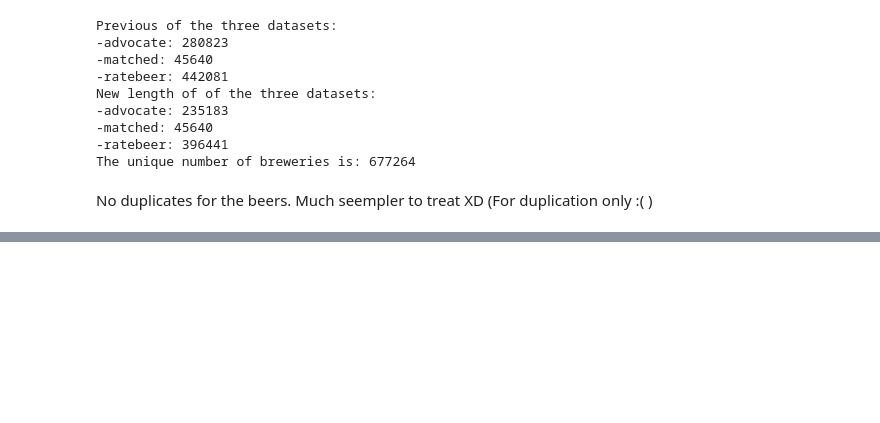
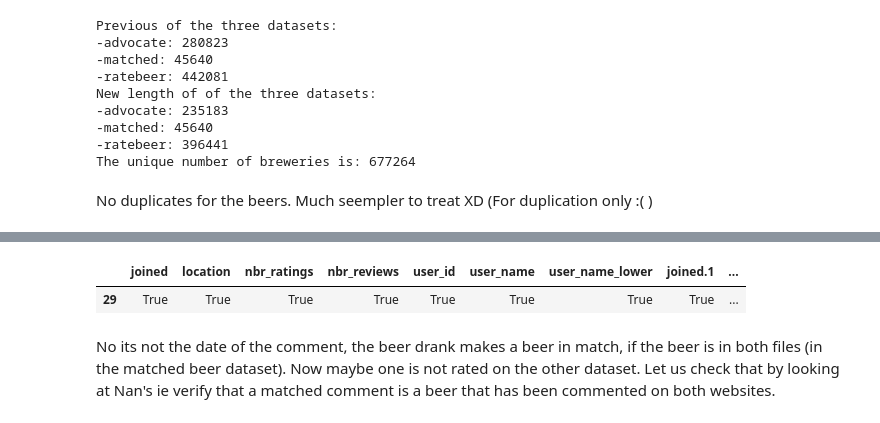
Before and after one commit to epfl-ada/ada-2024-project-abracadabra, a Jupyter notebook: data/data_understanding.ipynb, the cells around one changed output, grey strips where cells are left out. Saved outputs shown, nothing was run; the diff lists cells and outputs as text; code cells hidden in the pictures; blank space fills up the shorter version.

```diff
--- a/data/data_understanding.ipynb
+++ b/data/data_understanding.ipynb
@@ -369,0 +436,15 @@ No duplicates for the beers. Much seempler to treat XD (For duplication only :(
+# %%
+N = 1000
+beer_id_advocate = ratings_matched.iloc[N].beer_id
+beer_id_ratebeer = ratings_matched.iloc[N]["beer_id.1"]
+
+user_id_advocate = ratings_matched.iloc[N].user_id
+user_id_ratebeer = ratings_matched.iloc[N]["user_id.1"]
+
+beers_matched[beers_matched.beer_id == beer_id_advocate]==beers_matched[beers_matched["beer_id.1"] == beer_id_ratebeer]
+users_matched[users_matched.user_id == user_id_advocate]==users_matched[users_matched["user_id.1"] == user_id_ratebeer]
+# %% [output]
+|  | joined | location | nbr_ratings | nbr_reviews | user_id | user_name | user_name_lower | joined.1 | ... |
+| 29 | True | True | True | True | True | True | True | True | ... |
+# %% [markdown]
+No its not the date of the comment, the beer drank makes a beer in match, if the beer is in both files (in the matched beer dataset). Now maybe one is not rated on the other dataset. Let us check that by looking at Nan's ie verify that a matched comment is a beer that has been commented on both websites.
```
Also changed, not shown: parts of 21 cells of this notebook.
